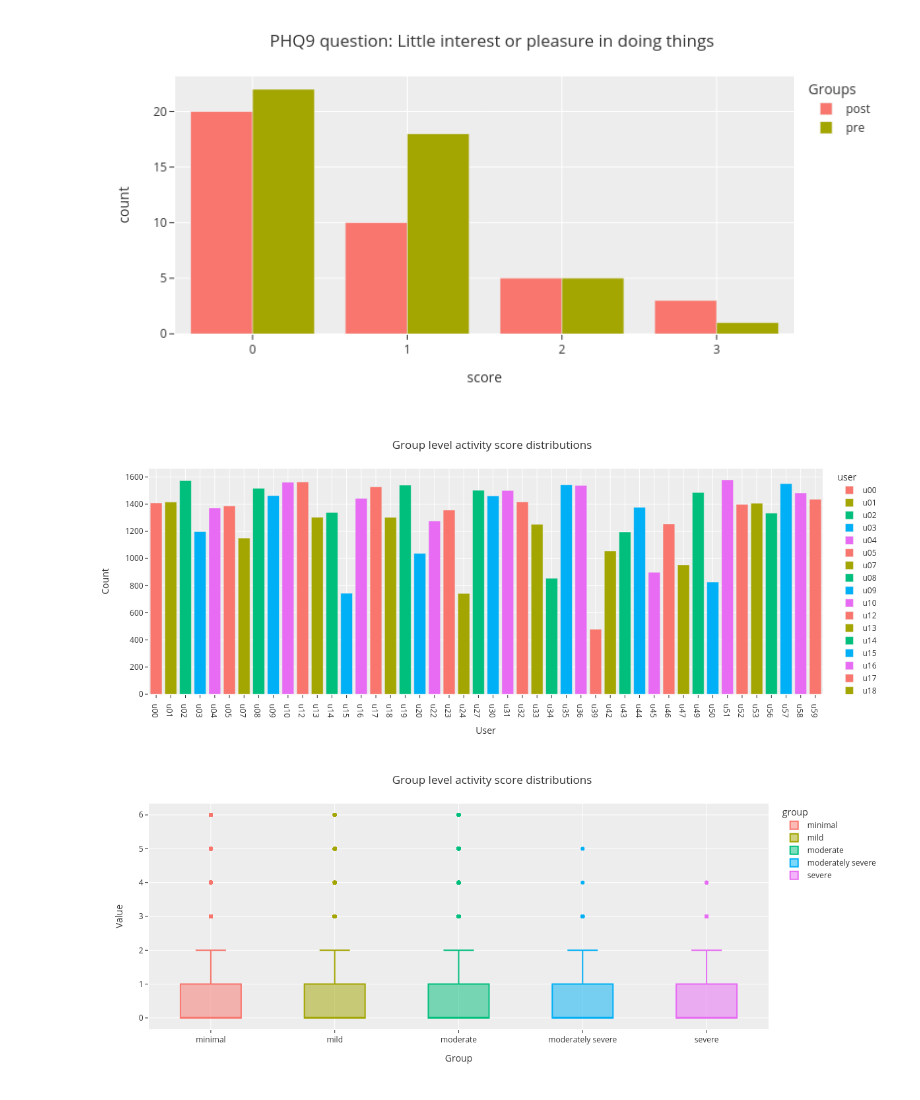
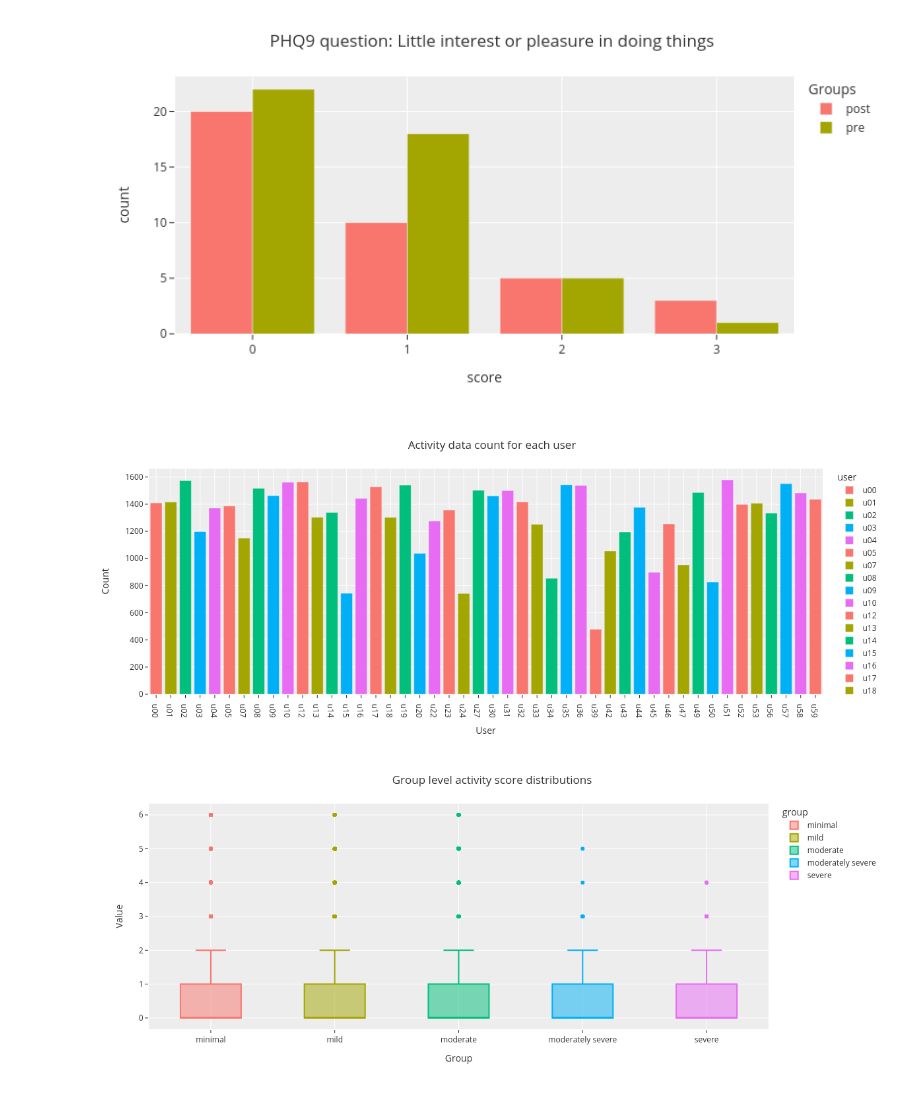
Before and after one commit to digitraceslab/niimpy, a Jupyter notebook: docs/demo_notebooks/student_life_example.ipynb, the cells around one changed output. Saved outputs shown, nothing was run; the diff lists cells and outputs as text; code cells hidden in the pictures.

Commit message:
Fix figure 2 title in student_life_example.ipynb

```diff
--- a/docs/demo_notebooks/student_life_example.ipynb
+++ b/docs/demo_notebooks/student_life_example.ipynb
@@ -127,17 +127,17 @@ activity_data = activity_data.reset_index().merge(
 ).set_index("timestamp")
 # %%
 fig = countplot.countplot(activity_data,
-                          fig_title='Group level activity score distributions',
+                          fig_title='Activity data count for each user',
                           plot_type='count',
                           points='outliers',
                           aggregation='user',
                           user=None,
                           column='activity',
                           binning=False)
 
 fig.show()
 # %% [output]
-[figure, old version]
+[figure, new version]
 # %%
 fig = countplot.countplot(activity_data,
                           fig_title='Group level activity score distributions',
```
